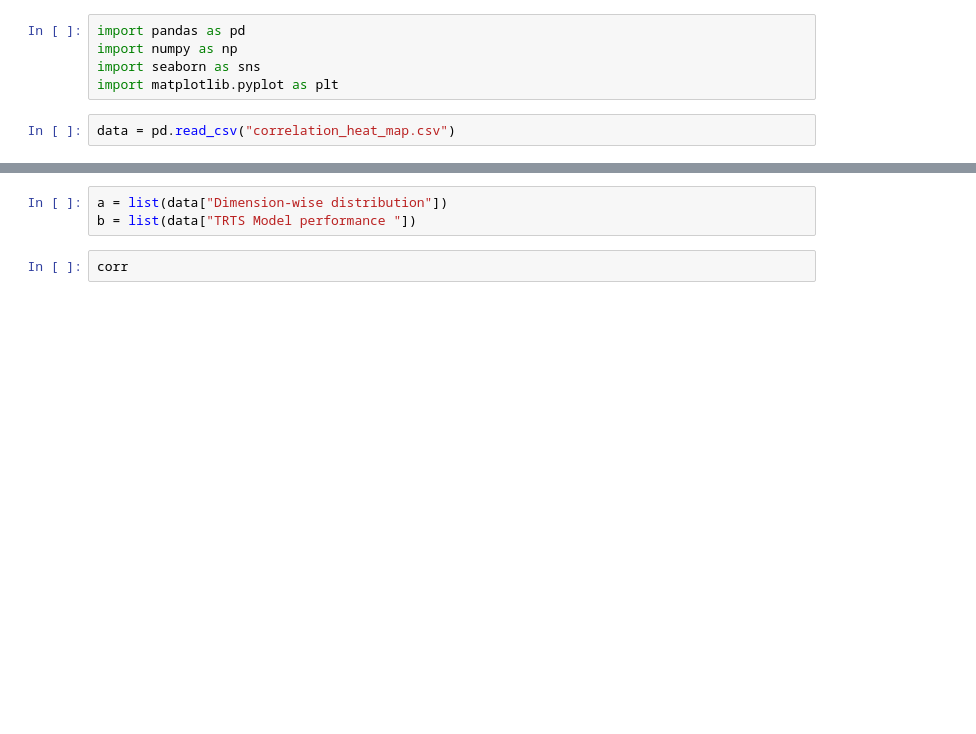
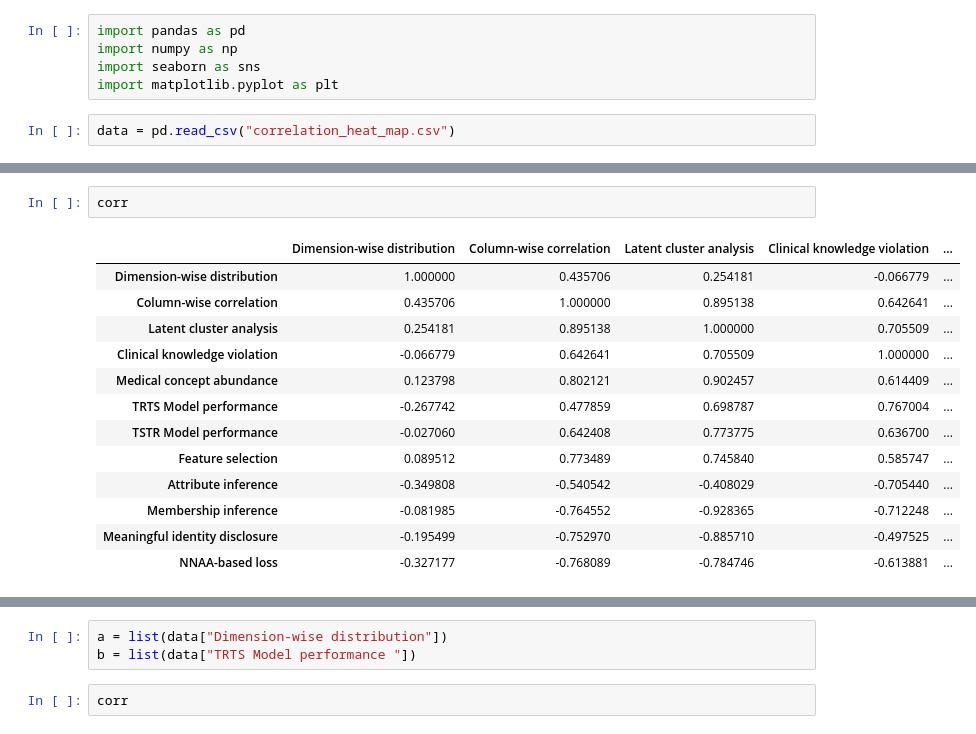
Before and after one commit to yy6linda/synthetic-ehr-benchmarking, a Jupyter notebook: model_recommendation/correlation_heatmap.ipynb, the cells around one changed output, grey strips where cells are left out. Cells and saved outputs as stored; diff of their text form; blank space fills up the shorter version.

```diff
--- a/model_recommendation/correlation_heatmap.ipynb
+++ b/model_recommendation/correlation_heatmap.ipynb
@@ -75,4 +78,20 @@ plt.savefig(f'./test_heatmap.svg',bbox_inches='tight', format='svg')
 [figure]
+# %%
+corr
+# %% [output]
+|  | Dimension-wise distribution | Column-wise correlation | Latent cluster analysis | Clinical knowledge violation | ... |
+| Dimension-wise distribution | 1.000000 | 0.435706 | 0.254181 | -0.066779 | ... |
+| Column-wise correlation | 0.435706 | 1.000000 | 0.895138 | 0.642641 | ... |
+| Latent cluster analysis | 0.254181 | 0.895138 | 1.000000 | 0.705509 | ... |
+| Clinical knowledge violation | -0.066779 | 0.642641 | 0.705509 | 1.000000 | ... |
+| Medical concept abundance | 0.123798 | 0.802121 | 0.902457 | 0.614409 | ... |
+| TRTS Model performance | -0.267742 | 0.477859 | 0.698787 | 0.767004 | ... |
+| TSTR Model performance | -0.027060 | 0.642408 | 0.773775 | 0.636700 | ... |
+| Feature selection | 0.089512 | 0.773489 | 0.745840 | 0.585747 | ... |
+| Attribute inference | -0.349808 | -0.540542 | -0.408029 | -0.705440 | ... |
+| Membership inference | -0.081985 | -0.764552 | -0.928365 | -0.712248 | ... |
+| Meaningful identity disclosure | -0.195499 | -0.752970 | -0.885710 | -0.497525 | ... |
+| NNAA-based loss | -0.327177 | -0.768089 | -0.784746 | -0.613881 | ... |
 # %%
 import scipy
 scipy.stats.spearmanr(a,new_b)
```
Also changed, not shown: parts of 7 cells of this notebook, 1 other file.
